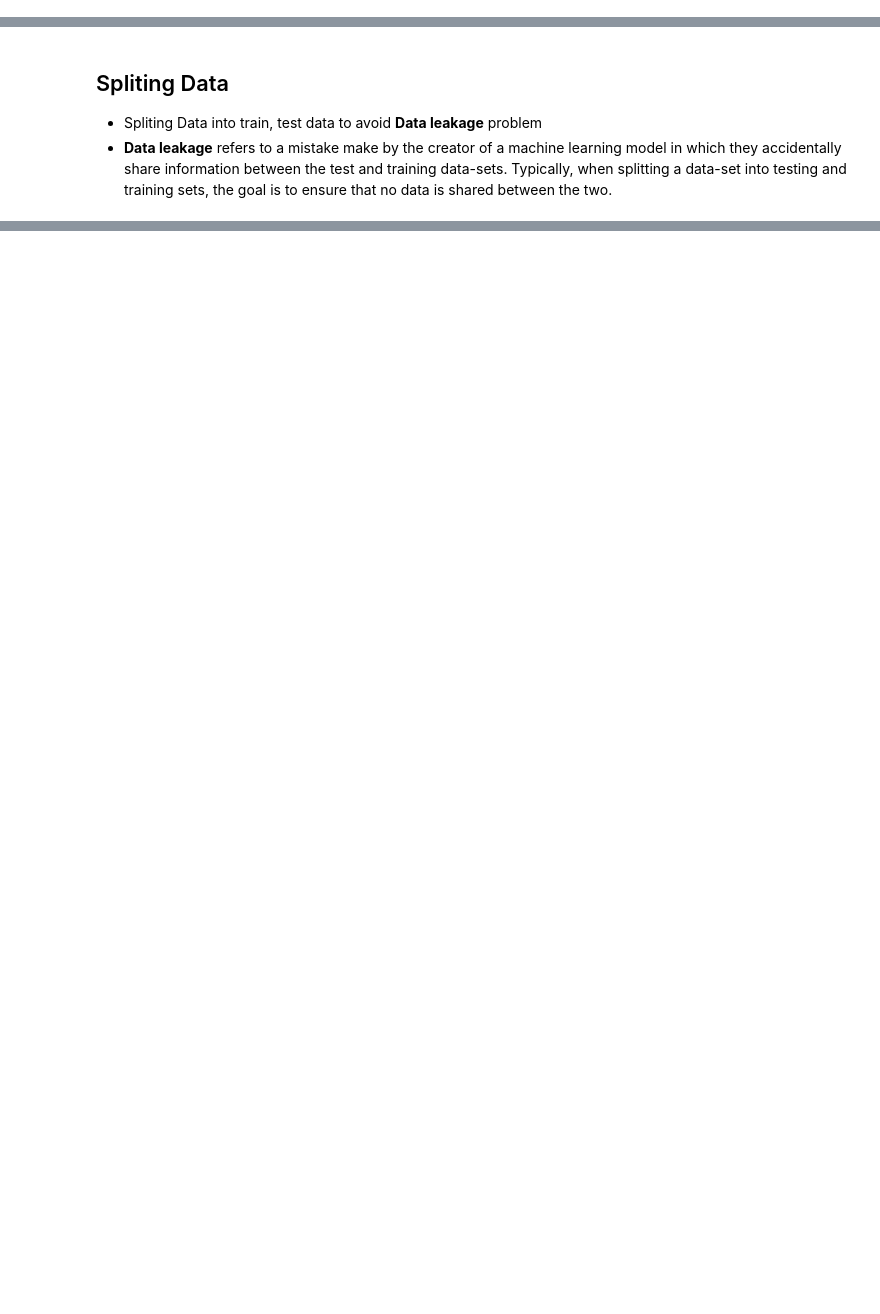
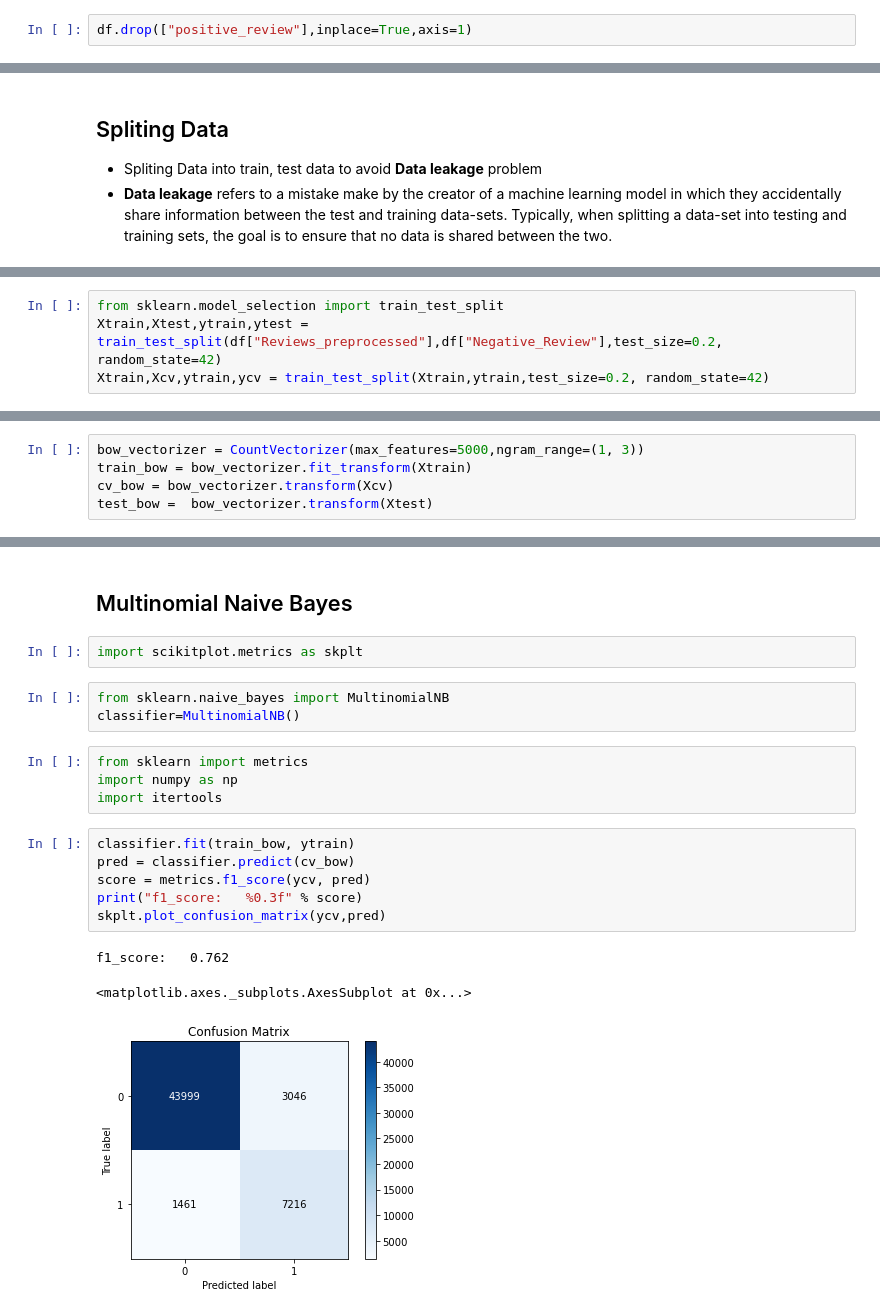
Before and after one commit to SrinivasaRaviIdury/AmazonFineFoodReviews-Sentiment-Analysis, a Jupyter notebook: AmazonFineFoodReviews_Sentiment_Analysis.ipynb, the cells around one changed output, grey strips where cells are left out. Cells and saved outputs as stored; diff of their text form; blank space fills up the shorter version.

Commit message:
some additions to file
Used  Naive Bayes and BagOf words  for  text Classification

```diff
--- a/AmazonFineFoodReviews_Sentiment_Analysis.ipynb
+++ b/AmazonFineFoodReviews_Sentiment_Analysis.ipynb
@@ -422,2 +439,4 @@ df.head()
+# %%
+df.drop(["positive_review"],inplace=True,axis=1)
 # %%
 import nltk
@@ -572,0 +524,4 @@ plt.show()
+# %%
+from sklearn.model_selection import train_test_split
+Xtrain,Xtest,ytrain,ytest = train_test_split(df["Reviews_preprocessed"],df["Negative_Review"],test_size=0.2, random_state=42)
+Xtrain,Xcv,ytrain,ycv = train_test_split(Xtrain,ytrain,test_size=0.2, random_state=42)
@@ -572,0 +537,5 @@ plt.show()
+# %%
+bow_vectorizer = CountVectorizer(max_features=5000,ngram_range=(1, 3))
+train_bow = bow_vectorizer.fit_transform(Xtrain)
+cv_bow = bow_vectorizer.transform(Xcv)
+test_bow =  bow_vectorizer.transform(Xtest)
@@ -572,0 +561,21 @@ plt.show()
+# %% [markdown]
+## Multinomial Naive Bayes
+# %%
+import scikitplot.metrics as skplt
+# %%
+from sklearn.naive_bayes import MultinomialNB
+classifier=MultinomialNB()
+# %%
+from sklearn import metrics
+import numpy as np
+import itertools
+# %%
+classifier.fit(train_bow, ytrain)
+pred = classifier.predict(cv_bow)
+score = metrics.f1_score(ycv, pred)
+print("f1_score:   %0.3f" % score)
+skplt.plot_confusion_matrix(ycv,pred)
+# %% [output]
+f1_score:   0.762
+<matplotlib.axes._subplots.AxesSubplot at 0x...>
+[figure, added]
```
Also changed, not shown: parts of 61 cells of this notebook.
